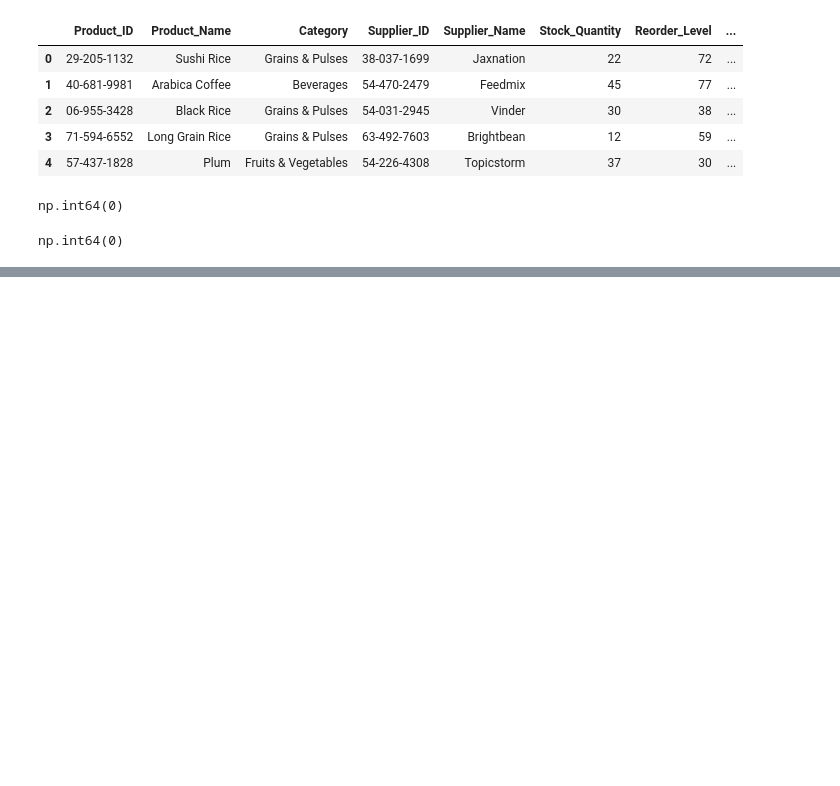
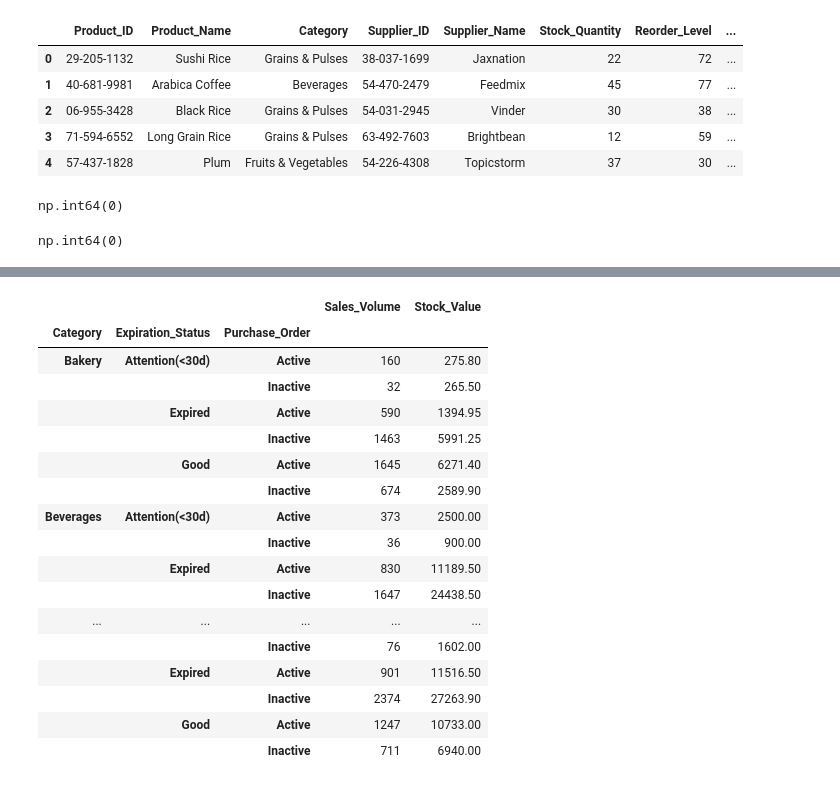
Before and after one commit to rbalbinotti/smart-supply-chain-ai, a Jupyter notebook: notebooks/01-mod_demand_inventory.ipynb, the cells around one changed output, grey strips where cells are left out. Cells and saved outputs as stored; diff of their text form; code cells hidden in the pictures; blank space fills up the shorter version.

```diff
--- a/notebooks/01-mod_demand_inventory.ipynb
+++ b/notebooks/01-mod_demand_inventory.ipynb
@@ -161,0 +300,21 @@ np.int64(0)
+# %%
+df.groupby(['Category', 'Expiration_Status', 'Purchase_Order'])[['Sales_Volume', 'Stock_Value']].sum()
+# %% [output]
+|  |  |  | Sales_Volume | Stock_Value |
+| Category | Expiration_Status | Purchase_Order |  |  |
+| Bakery | Attention(<30d) | Active | 160 | 275.80 |
+|  |  | Inactive | 32 | 265.50 |
+|  | Expired | Active | 590 | 1394.95 |
+|  |  | Inactive | 1463 | 5991.25 |
+|  | Good | Active | 1645 | 6271.40 |
+|  |  | Inactive | 674 | 2589.90 |
+| Beverages | Attention(<30d) | Active | 373 | 2500.00 |
+|  |  | Inactive | 36 | 900.00 |
+|  | Expired | Active | 830 | 11189.50 |
+|  |  | Inactive | 1647 | 24438.50 |
+| ... | ... | ... | ... | ... |
+|  |  | Inactive | 76 | 1602.00 |
+|  | Expired | Active | 901 | 11516.50 |
+|  |  | Inactive | 2374 | 27263.90 |
+|  | Good | Active | 1247 | 10733.00 |
+|  |  | Inactive | 711 | 6940.00 |
```
Also changed, not shown: parts of 21 cells of this notebook.
